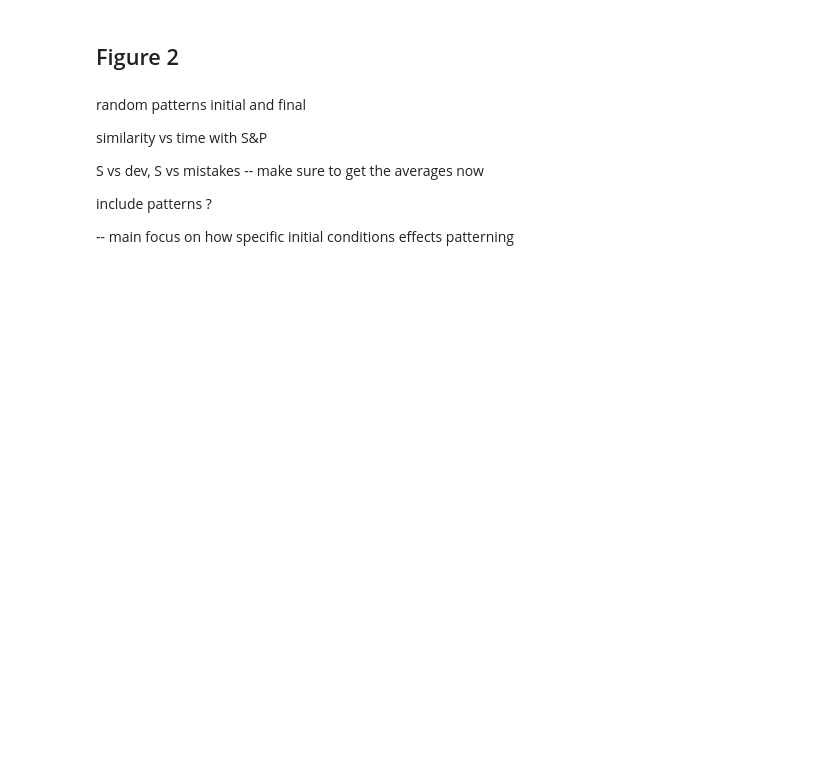
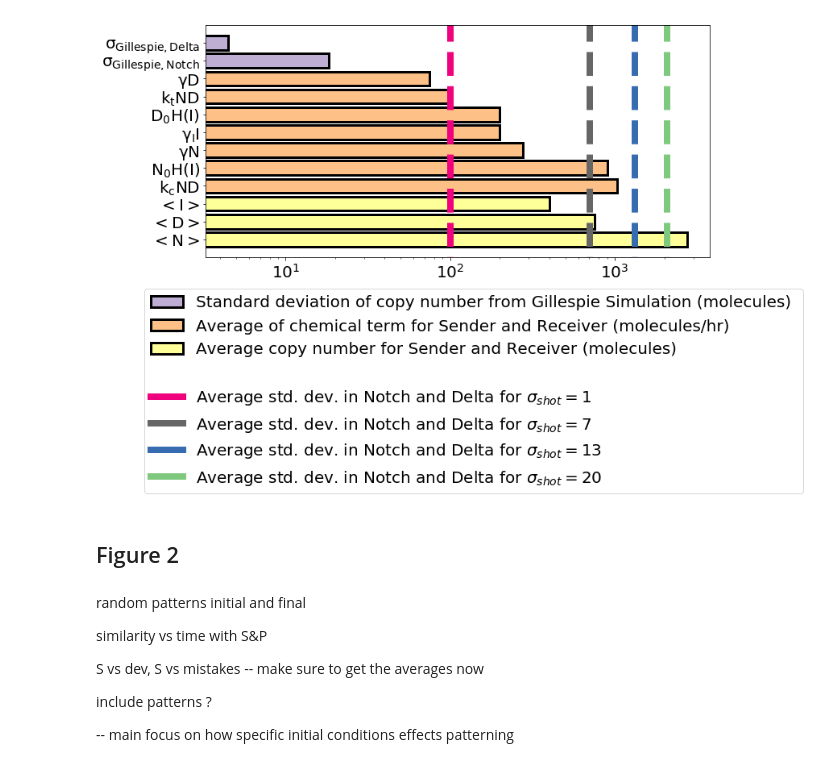
Before and after one commit to madgal/Stochastic-Notch-Patterns, a Jupyter notebook: FiguresForMain.ipynb, the cells around one changed output. Cells and saved outputs as stored; diff of their text form; code cells hidden in the pictures; blank space fills up the shorter version.

```diff
--- a/FiguresForMain.ipynb
+++ b/FiguresForMain.ipynb
@@ -15,3 +22,3 @@ import matplotlib.patches as mpatches
 # %%
-matplotlib.rcParams['font.family'] = 'serif'
-matplotlib.rcParams['font.serif'] = 'Times New Roman'
+#matplotlib.rcParams['font.family'] = 'serif'
+#matplotlib.rcParams['font.serif'] = 'Times New Roman'
@@ -17,0 +49,3 @@ matplotlib.rcParams['font.serif'] = 'Times New Roman'
+# %%
+def H_tmp(X,X0,nX,lambdY):
+        return lambdY+(1.0 - lambdY)/(1.0+(X/X0)**nX)
@@ -17,0 +70,9 @@ matplotlib.rcParams['font.serif'] = 'Times New Roman'
+# %%
+resSB=[]
+for noise in np.arange(0,21):
+    filen = "../../oneCell/res_1cell/traj_1x1_shot_n"+str(noise)+"_NE5000_DE0.json"
+    with open(filen) as jsonfile:
+        data =json.load(jsonfile)
+
+    resSB +=[(data['Dstd']+data['Nstd'])*1./2.]
+    print noise,resSB[-1]
@@ -18,3 +97,46 @@ matplotlib.rcParams['font.serif'] = 'Times New Roman'
+# %%
+fig = plt.figure()
+gs1 = gridspec.GridSpec(1,1)#,width_ratios=[1,0.5,1])#,height_ratios=[0.2,0.8,0.4,0.8,0.3,0.8,1])
+gs1.update(left=0.05, right=1.5, wspace=0.05,hspace=0.05,top=1,bottom=0)
+fs = 20
+plt.rcParams['font.size']=fs
+#plt.rcParams["font.family"] = "Times New Roman"
+#plt.rcParams.update({"text.usetex": True,"font.family": "serif","font.serif": ["Times New Roman"]})
+c1,c2,c3,c4,c5,c6,c7=['#ffff99','#fdc086','#beaed4','#f0027f','#666666','#386cb0','#7fc97f']
+
+ax1 = plt.subplot(gs1[0,0])
+ax1.barh('$\mathrm{<}$N$\mathrm{>}$',NA,color=c1,edgecolor='k',alpha=1,linewidth=3)
+ax1.barh('$\mathrm{<}$D$\mathrm{>}$',DA,color=c1,edgecolor='k',alpha=1,linewidth=3)
+ax1.barh('$\mathrm{<}$I$\mathrm{>}$',IA,color=c1,edgecolor='k',alpha=1,linewidth=3)
+ax1.barh('$\mathrm{k_c}$ND',N3A,color=c2,edgecolor='k',alpha=1,linewidth=3)
+ax1.barh('N$\mathrm{_0}$H(I)',N1A,color=c2,edgecolor='k',alpha=1,linewidth=3)
+ax1.barh('$\mathrm{\gamma N}$',N4A,color=c2,edgecolor='k',alpha=1,linewidth=3)
+ax1.barh('$\mathrm{\gamma_I}$I',I2A,color=c2,edgecolor='k',alpha=1,linewidth=3)
+ax1.barh('D$\mathrm{_0}$H(I)',D1A,color=c2,edgecolor='k',alpha=1,linewidth=3)
+ax1.barh('$\mathrm{k_t}$ND',I1A,color=c2,edgecolor='k',alpha=1,linewidth=3)
+ax1.barh('$\mathrm{\gamma}$D',D4A,color=c2,edgecolor='k',alpha=1,linewidth=3)
+ax1.barh('$\mathrm{\sigma_{Gillespie,Notch}}$',GillN,color=c3,edgecolor='k',alpha=1,linewidth=3)
+ax1.barh('$\mathrm{\sigma_{Gillespie,Delta}}$',GillD,color=c3,edgecolor='k',alpha=1,linewidth=3)
+ax1.set_xscale('log')
+ax1.set_ylim(-1,12)
+
+legend_elements = [Patch(facecolor=c3,edgecolor='k',lw=3,label='Standard deviation of copy number from Gillespie Simulation (molecules) '),
+                    Patch(facecolor=c2,edgecolor='k',lw=3,label='Average of chemical term for Sender and Receiver (molecules/hr)'),
+                    Patch(facecolor=c1,edgecolor='k',lw=3,label='Average copy number for Sender and Receiver (molecules)')]
+legend_elements+=[Patch(facecolor='w',label='')]
+
+colors=[c4,c5,c6,c7]
+slist=[1,7,13,20]#np.arange(1,21)#[5,6,14,15]
+for i in range(len(slist)):
+        ax1.vlines(resSB[slist[i]],-10,20,color=colors[i%len(colors)],lw=8,label=slist[i],linestyle='--')
+        legend_elements+=[Line2D([0],[0],color=colors[i%len(colors)],lw=8,label="Average std. dev. in Notch and Delta for $\sigma_{shot}=$"+str(slist[i]))]
+ax1.legend(handles=legend_elements,bbox_to_anchor=(1.2,-0.1))
+
+#ax1.fill_between([10,200],-10,100,facecolor='black',alpha=0.2)
+#ax1.fill_between([1000,4000],-10,100,facecolor='black',alpha=0.2)
+fig.savefig("Figure1E.eps",bbox_inches='tight',format='eps',dpi=300)
+# %% [output]
+[figure, added]
 # %% [markdown]
 ## Figure 2
 # %% [markdown]
```
Also changed, not shown: parts of 31 cells of this notebook, 1 other file.
